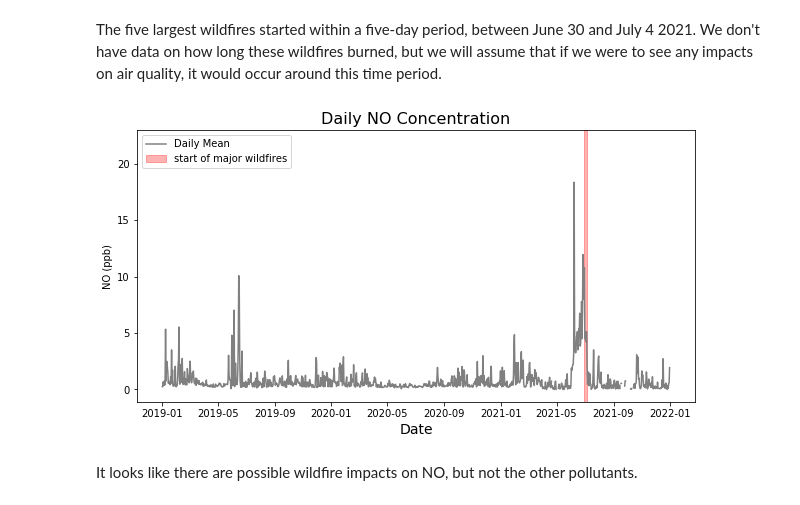
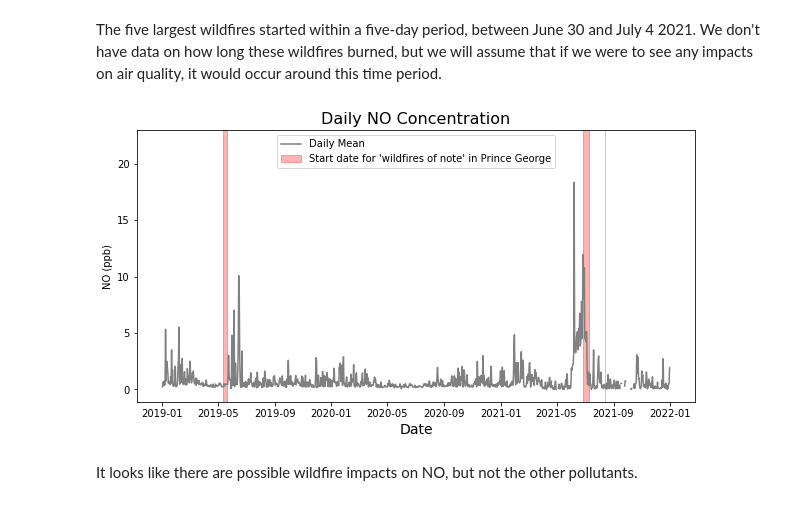
Before and after one commit to mirandadoris/CIV1498_Project2_Pythoneers, a Jupyter notebook: 2-Analysis/Wildfire_Analysis.ipynb, the cells around one changed output. Saved outputs shown, nothing was run; the diff lists cells and outputs as text; code cells hidden in the pictures.

Commit message:
added all wildfires of note to time series with labels

```diff
--- a/2-Analysis/Wildfire_Analysis.ipynb
+++ b/2-Analysis/Wildfire_Analysis.ipynb
@@ -129,20 +159,26 @@ The five largest wildfires started within a five-day period, between June 30 and
 # %%
 fig, ax = plt.subplots(figsize=(10,5))
 
 ax.plot(AQ_daily.index, AQ_daily['NO'], 'gray', label = 'Daily Mean')
 
 ax.set_xlabel('Date', fontsize=14)
 ax.set_ylabel('NO (ppb)')
 
-ax.axvspan(date2num(datetime(2021,6,30,0)), date2num(datetime(2021,7,4,23)),
-           label="Start of major wildfires in Prince George",color="red", alpha=0.3)
+ax.axvspan(date2num(datetime(2021,6,28,0)), date2num(datetime(2021,7,10,23)),
+           label="Start date for 'wildfires of note' in Prince George",color="red", alpha=0.3)
+
+ax.axvspan(date2num(datetime(2021,8,13,0)), date2num(datetime(2021,8,13,23)),
+           color="red", alpha=0.3)
+
+ax.axvspan(date2num(datetime(2019,5,11,0)), date2num(datetime(2019,5,20,23)),
+           color="red", alpha=0.3)
 
 ax.legend()
 
 ax.set_title('Daily NO Concentration', fontsize=16)
 plt.show()
 # %% [output]
-[figure, old version]
+[figure, new version]
 # %% [markdown]
 It looks like there are possible wildfire impacts on NO, but not the other pollutants.
 # %%
```
Also changed, not shown: parts of 4 cells of this notebook.
